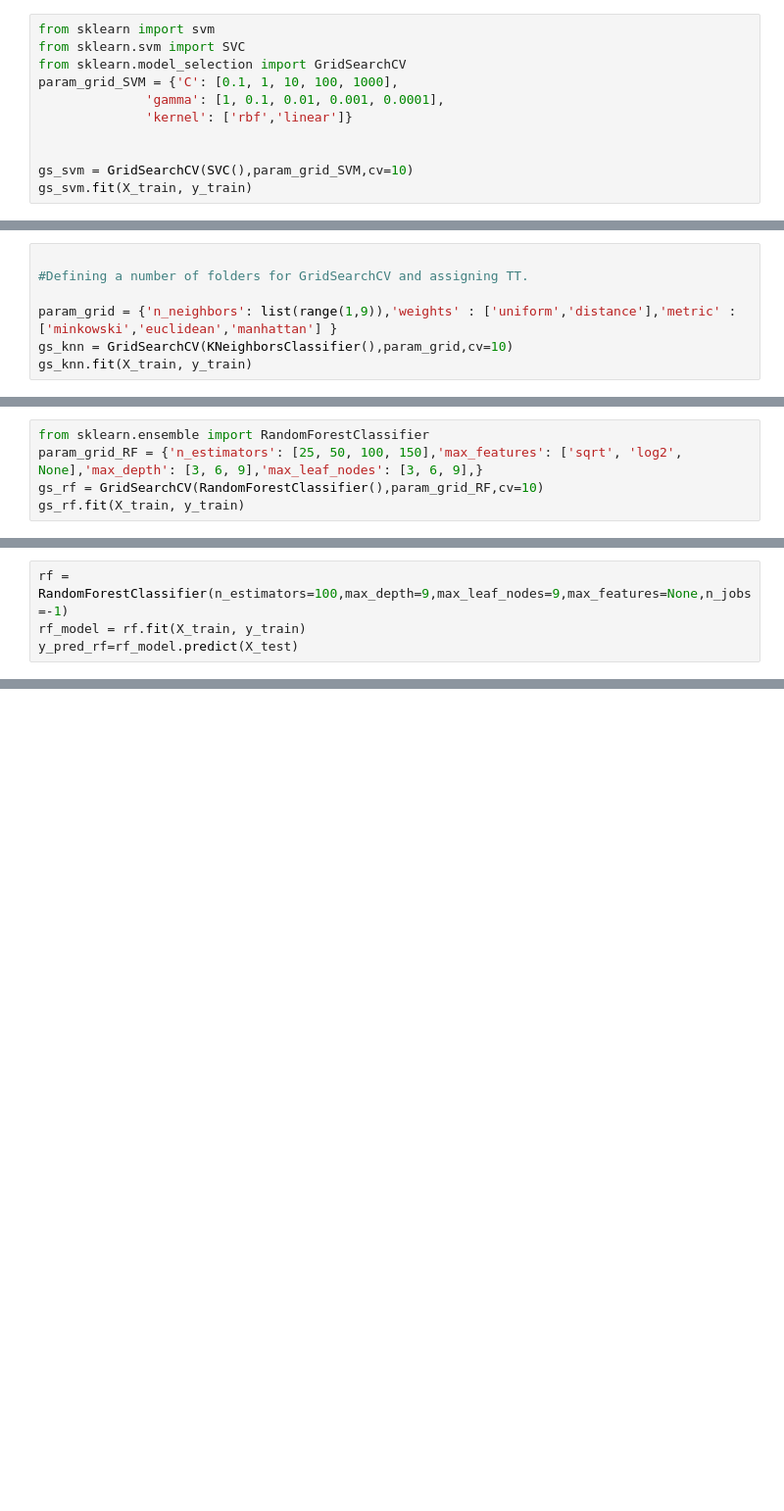
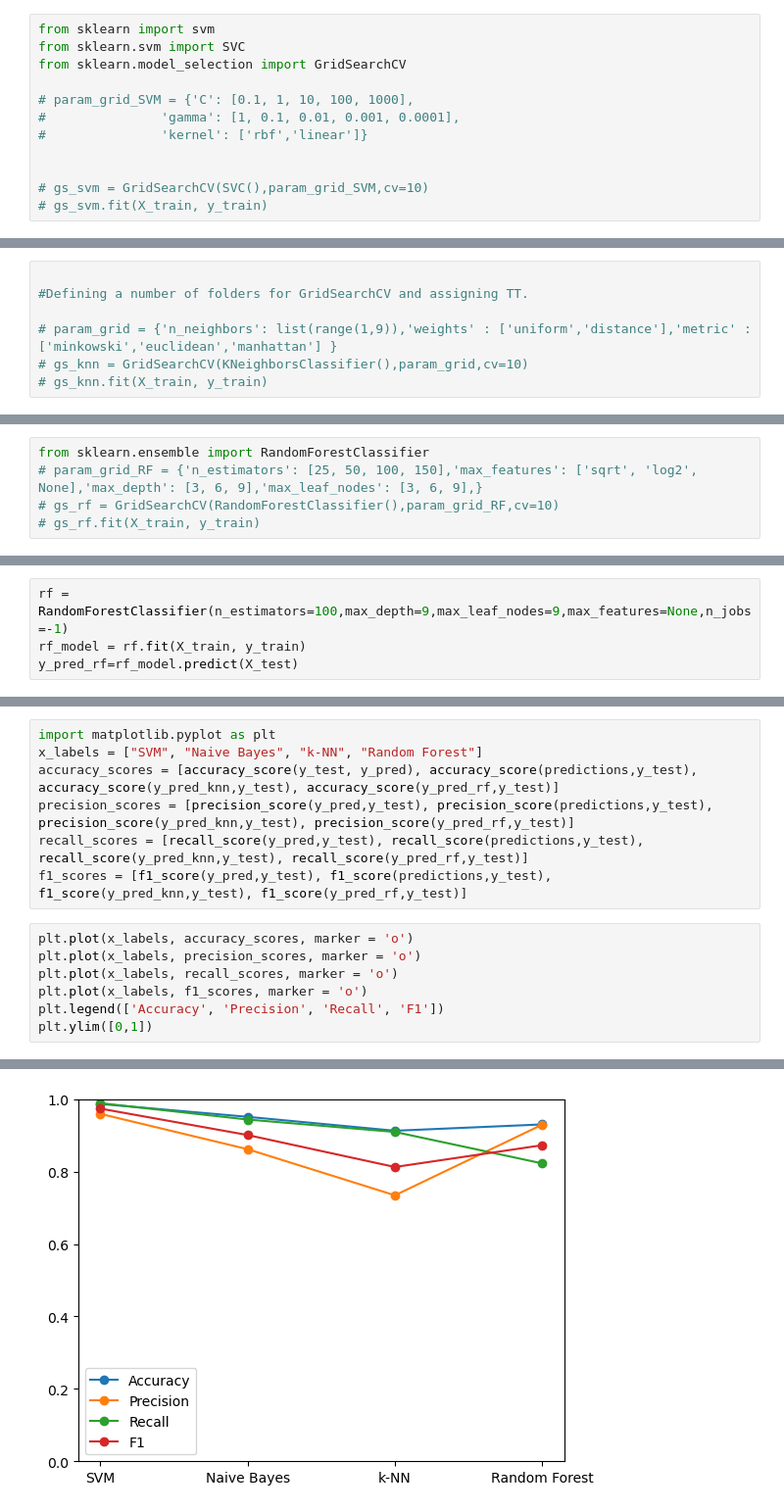
Before and after one commit to Tuantnakhmt/ProjectML_HUST, a Jupyter notebook: projectML/Bag_Of_Words.ipynb, the cells around one changed output, grey strips where cells are left out. Shown at 98% size. Saved outputs shown, nothing was run; the diff lists cells and outputs as text; blank space fills up the shorter version.

```diff
--- a/projectML/Bag_Of_Words.ipynb
+++ b/projectML/Bag_Of_Words.ipynb
@@ -132,10 +165,11 @@ F1 score:  0.9008498583569406
 from sklearn import svm
 from sklearn.svm import SVC
 from sklearn.model_selection import GridSearchCV
-param_grid_SVM = {'C': [0.1, 1, 10, 100, 1000],
-              'gamma': [1, 0.1, 0.01, 0.001, 0.0001],
-              'kernel': ['rbf','linear']}
+
+# param_grid_SVM = {'C': [0.1, 1, 10, 100, 1000],
+#               'gamma': [1, 0.1, 0.01, 0.001, 0.0001],
+#               'kernel': ['rbf','linear']}
 
 
-gs_svm = GridSearchCV(SVC(),param_grid_SVM,cv=10)
-gs_svm.fit(X_train, y_train)
+# gs_svm = GridSearchCV(SVC(),param_grid_SVM,cv=10)
+# gs_svm.fit(X_train, y_train)
@@ -177,6 +209,6 @@ from sklearn.neighbors import KNeighborsClassifier
 
 #Defining a number of folders for GridSearchCV and assigning TT.
 
-param_grid = {'n_neighbors': list(range(1,9)),'weights' : ['uniform','distance'],'metric' : ['minkowski','euclidean','manhattan'] }
-gs_knn = GridSearchCV(KNeighborsClassifier(),param_grid,cv=10)
-gs_knn.fit(X_train, y_train)
+# param_grid = {'n_neighbors': list(range(1,9)),'weights' : ['uniform','distance'],'metric' : ['minkowski','euclidean','manhattan'] }
+# gs_knn = GridSearchCV(KNeighborsClassifier(),param_grid,cv=10)
+# gs_knn.fit(X_train, y_train)
@@ -211,5 +240,5 @@ F1 score:  0.8125937031484257
 # %%
 from sklearn.ensemble import RandomForestClassifier
-param_grid_RF = {'n_estimators': [25, 50, 100, 150],'max_features': ['sqrt', 'log2', None],'max_depth': [3, 6, 9],'max_leaf_nodes': [3, 6, 9],}
-gs_rf = GridSearchCV(RandomForestClassifier(),param_grid_RF,cv=10)
-gs_rf.fit(X_train, y_train)
+# param_grid_RF = {'n_estimators': [25, 50, 100, 150],'max_features': ['sqrt', 'log2', None],'max_depth': [3, 6, 9],'max_leaf_nodes': [3, 6, 9],}
+# gs_rf = GridSearchCV(RandomForestClassifier(),param_grid_RF,cv=10)
+# gs_rf.fit(X_train, y_train)
@@ -244,3 +262,18 @@ Accuracy: 0.9301675977653632
 Precision score:  0.9295392953929539
 Recall score:  0.8225419664268585
 F1 score:  0.8727735368956742
+# %%
+import matplotlib.pyplot as plt
+x_labels = ["SVM", "Naive Bayes", "k-NN", "Random Forest"]
+accuracy_scores = [accuracy_score(y_test, y_pred), accuracy_score(predictions,y_test), accuracy_score(y_pred_knn,y_test), accuracy_score(y_pred_rf,y_test)]
+precision_scores = [precision_score(y_pred,y_test), precision_score(predictions,y_test), precision_score(y_pred_knn,y_test), precision_score(y_pred_rf,y_test)]
+recall_scores = [recall_score(y_pred,y_test), recall_score(predictions,y_test), recall_score(y_pred_knn,y_test), recall_score(y_pred_rf,y_test)]
+f1_scores = [f1_score(y_pred,y_test), f1_score(predictions,y_test), f1_score(y_pred_knn,y_test), f1_score(y_pred_rf,y_test)]
+# %%
+plt.plot(x_labels, accuracy_scores, marker = 'o')
+plt.plot(x_labels, precision_scores, marker = 'o')
+plt.plot(x_labels, recall_scores, marker = 'o')
+plt.plot(x_labels, f1_scores, marker = 'o')
+plt.legend(['Accuracy', 'Precision', 'Recall', 'F1'])
+plt.ylim([0,1])
+# %% [output]
@@ -246,0 +281 @@ F1 score:  0.8727735368956742
+[figure, added]
```
Also changed, not shown: parts of 35 cells of this notebook, 4 other files.
